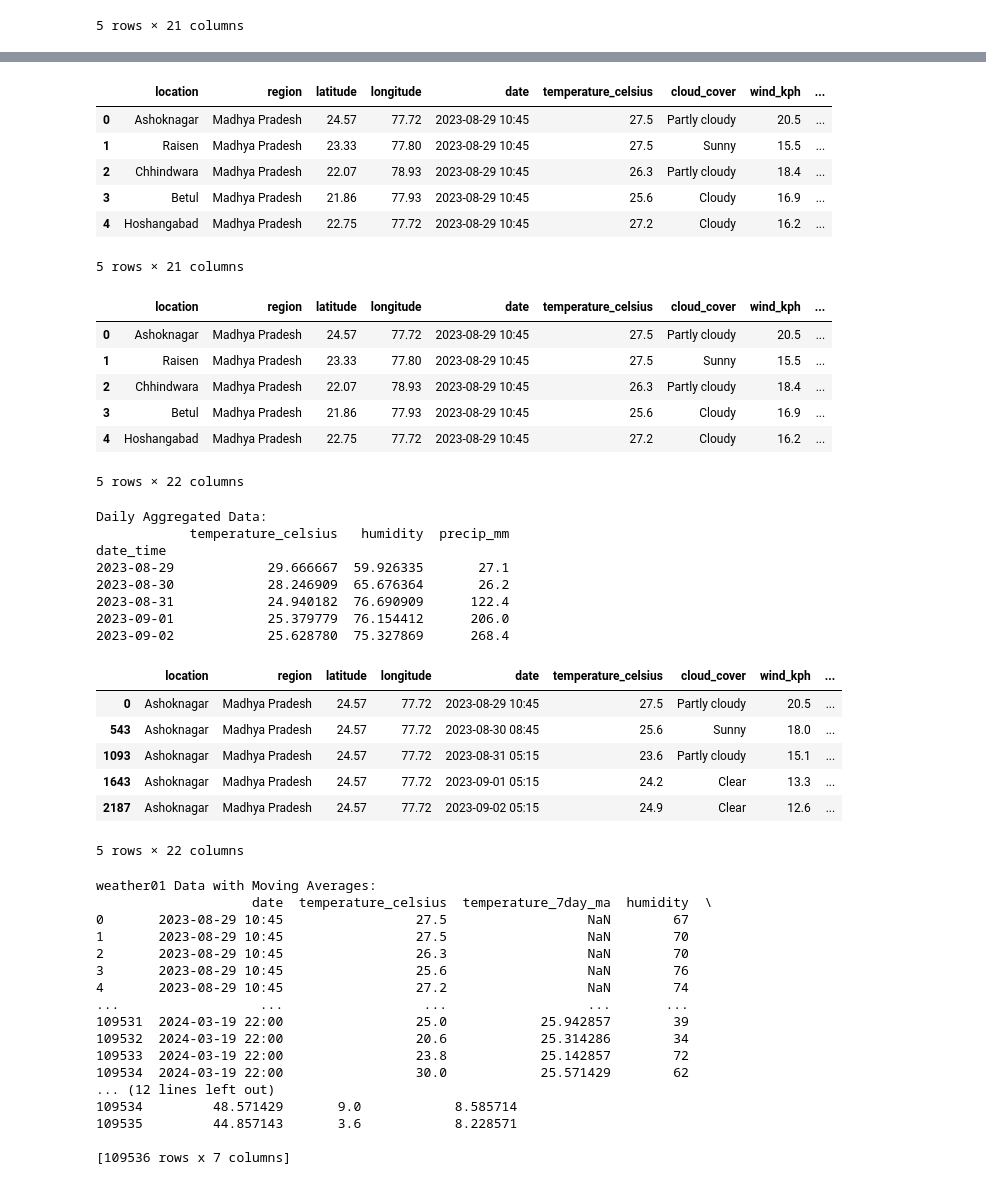
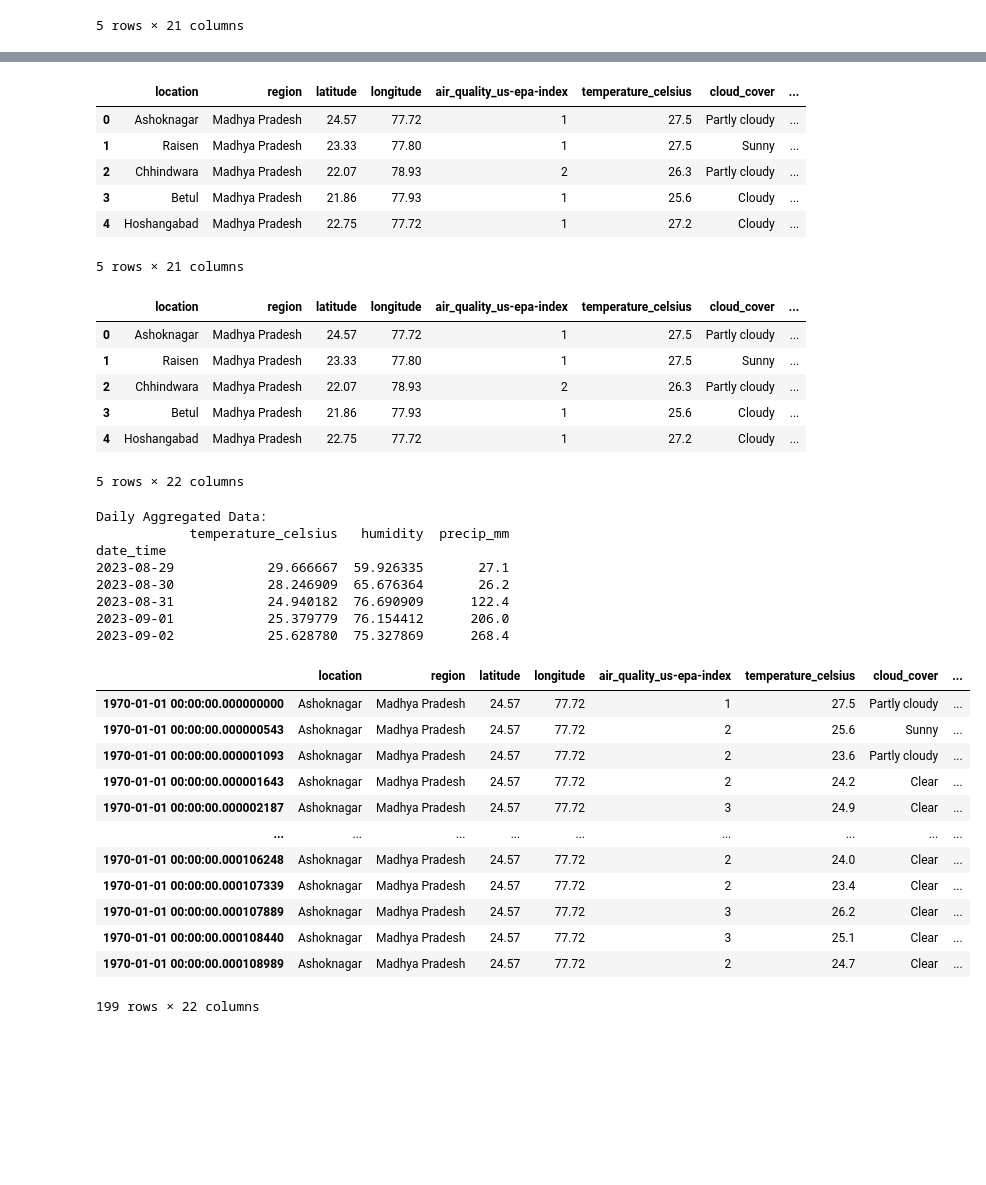
Before and after one commit to raunak01-raj/Weather-prediction, a Jupyter notebook: WP_(Linear Regression).ipynb, the cells around one changed output, grey strips where cells are left out. Saved outputs shown, nothing was run; the diff lists cells and outputs as text; code cells hidden in the pictures; blank space fills up the shorter version.

```diff
--- a/WP_(Linear Regression).ipynb
+++ b/WP_(Linear Regression).ipynb
@@ -23,3 +24,6 @@ weather01.head()
 | 3 | Betul | Madhya Pradesh | 21.86 | 77.93 | 2023-08-29 10:45 | 25.6 | Cloudy | ... |
 | 4 | Hoshangabad | Madhya Pradesh | 22.75 | 77.72 | 2023-08-29 10:45 | 27.2 | Cloudy | ... |
 5 rows × 21 columns
+# %%
+titles = list(weather01.columns)
+titles
@@ -25,0 +69,3 @@ weather01.head()
+# %%
+weather01 = weather01[titles]
+weather01
@@ -49,24 +109,24 @@ Name: 0, dtype: object
 weather01 = weather01.rename(columns={'location_name':'location','last_updated':'date','condition_text':'cloud_cover'})
 weather01.head()
 # %% [output]
-|  | location | region | latitude | longitude | date | temperature_celsius | cloud_cover | wind_kph | ... |
-| 0 | Ashoknagar | Madhya Pradesh | 24.57 | 77.72 | 2023-08-29 10:45 | 27.5 | Partly cloudy | 20.5 | ... |
-| 1 | Raisen | Madhya Pradesh | 23.33 | 77.80 | 2023-08-29 10:45 | 27.5 | Sunny | 15.5 | ... |
-| 2 | Chhindwara | Madhya Pradesh | 22.07 | 78.93 | 2023-08-29 10:45 | 26.3 | Partly cloudy | 18.4 | ... |
-| 3 | Betul | Madhya Pradesh | 21.86 | 77.93 | 2023-08-29 10:45 | 25.6 | Cloudy | 16.9 | ... |
-| 4 | Hoshangabad | Madhya Pradesh | 22.75 | 77.72 | 2023-08-29 10:45 | 27.2 | Cloudy | 16.2 | ... |
+|  | location | region | latitude | longitude | air_quality_us-epa-index | temperature_celsius | cloud_cover | ... |
+| 0 | Ashoknagar | Madhya Pradesh | 24.57 | 77.72 | 1 | 27.5 | Partly cloudy | ... |
+| 1 | Raisen | Madhya Pradesh | 23.33 | 77.80 | 1 | 27.5 | Sunny | ... |
+| 2 | Chhindwara | Madhya Pradesh | 22.07 | 78.93 | 2 | 26.3 | Partly cloudy | ... |
+| 3 | Betul | Madhya Pradesh | 21.86 | 77.93 | 1 | 25.6 | Cloudy | ... |
+| 4 | Hoshangabad | Madhya Pradesh | 22.75 | 77.72 | 1 | 27.2 | Cloudy | ... |
 5 rows × 21 columns
 # %%
 # Converting 'date' column to datetime format
 weather01['date_time'] = pd.to_datetime(weather01['date'], format='%Y-%m-%d %H:%M')
 weather01.head()
 # %% [output]
-|  | location | region | latitude | longitude | date | temperature_celsius | cloud_cover | wind_kph | ... |
-| 0 | Ashoknagar | Madhya Pradesh | 24.57 | 77.72 | 2023-08-29 10:45 | 27.5 | Partly cloudy | 20.5 | ... |
-| 1 | Raisen | Madhya Pradesh | 23.33 | 77.80 | 2023-08-29 10:45 | 27.5 | Sunny | 15.5 | ... |
-| 2 | Chhindwara | Madhya Pradesh | 22.07 | 78.93 | 2023-08-29 10:45 | 26.3 | Partly cloudy | 18.4 | ... |
-| 3 | Betul | Madhya Pradesh | 21.86 | 77.93 | 2023-08-29 10:45 | 25.6 | Cloudy | 16.9 | ... |
-| 4 | Hoshangabad | Madhya Pradesh | 22.75 | 77.72 | 2023-08-29 10:45 | 27.2 | Cloudy | 16.2 | ... |
+|  | location | region | latitude | longitude | air_quality_us-epa-index | temperature_celsius | cloud_cover | ... |
+| 0 | Ashoknagar | Madhya Pradesh | 24.57 | 77.72 | 1 | 27.5 | Partly cloudy | ... |
+| 1 | Raisen | Madhya Pradesh | 23.33 | 77.80 | 1 | 27.5 | Sunny | ... |
+| 2 | Chhindwara | Madhya Pradesh | 22.07 | 78.93 | 2 | 26.3 | Partly cloudy | ... |
+| 3 | Betul | Madhya Pradesh | 21.86 | 77.93 | 1 | 25.6 | Cloudy | ... |
+| 4 | Hoshangabad | Madhya Pradesh | 22.75 | 77.72 | 1 | 27.2 | Cloudy | ... |
 5 rows × 22 columns
 # %%
 #Now we will calculate Temporal aggregation which we will use further
@@ -91,41 +151,20 @@ date_time
 # %%
 #Grouping differet locations for further actions
 grouped_data = weather01.groupby(['location'])
 #you can repeat this function with different locations
 Ashoknagar = grouped_data.get_group('Ashoknagar')
-Ashoknagar.head()
+Ashoknagar
 # %% [output]
-|  | location | region | latitude | longitude | date | temperature_celsius | cloud_cover | wind_kph | ... |
-| 0 | Ashoknagar | Madhya Pradesh | 24.57 | 77.72 | 2023-08-29 10:45 | 27.5 | Partly cloudy | 20.5 | ... |
-| 543 | Ashoknagar | Madhya Pradesh | 24.57 | 77.72 | 2023-08-30 08:45 | 25.6 | Sunny | 18.0 | ... |
-| 1093 | Ashoknagar | Madhya Pradesh | 24.57 | 77.72 | 2023-08-31 05:15 | 23.6 | Partly cloudy | 15.1 | ... |
-| 1643 | Ashoknagar | Madhya Pradesh | 24.57 | 77.72 | 2023-09-01 05:15 | 24.2 | Clear | 13.3 | ... |
-| 2187 | Ashoknagar | Madhya Pradesh | 24.57 | 77.72 | 2023-09-02 05:15 | 24.9 | Clear | 12.6 | ... |
+|  | location | region | latitude | longitude | air_quality_us-epa-index | temperature_celsius | cloud_cover | ... |
+| 1970-01-01 00:00:00.000000000 | Ashoknagar | Madhya Pradesh | 24.57 | 77.72 | 1 | 27.5 | Partly cloudy | ... |
+| 1970-01-01 00:00:00.000000543 | Ashoknagar | Madhya Pradesh | 24.57 | 77.72 | 2 | 25.6 | Sunny | ... |
+| 1970-01-01 00:00:00.000001093 | Ashoknagar | Madhya Pradesh | 24.57 | 77.72 | 2 | 23.6 | Partly cloudy | ... |
+| 1970-01-01 00:00:00.000001643 | Ashoknagar | Madhya Pradesh | 24.57 | 77.72 | 2 | 24.2 | Clear | ... |
+| 1970-01-01 00:00:00.000002187 | Ashoknagar | Madhya Pradesh | 24.57 | 77.72 | 3 | 24.9 | Clear | ... |
+| ... | ... | ... | ... | ... | ... | ... | ... | ... |
+| 1970-01-01 00:00:00.000106248 | Ashoknagar | Madhya Pradesh | 24.57 | 77.72 | 2 | 24.0 | Clear | ... |
+| 1970-01-01 00:00:00.000107339 | Ashoknagar | Madhya Pradesh | 24.57 | 77.72 | 2 | 23.4 | Clear | ... |
+| 1970-01-01 00:00:00.000107889 | Ashoknagar | Madhya Pradesh | 24.57 | 77.72 | 3 | 26.2 | Clear | ... |
+| 1970-01-01 00:00:00.000108440 | Ashoknagar | Madhya Pradesh | 24.57 | 77.72 | 3 | 25.1 | Clear | ... |
+| 1970-01-01 00:00:00.000108989 | Ashoknagar | Madhya Pradesh | 24.57 | 77.72 | 2 | 24.7 | Clear | ... |
-5 rows × 22 columns
+199 rows × 22 columns
-# %%
-# Now we will perform 'Moving Averages' for short term fluctuation in the dataset
-# Calculate 7-day moving average of temperature
-weather01['temperature_7day_ma'] = weather01['temperature_celsius'].rolling(window=7).mean()
-weather01['humidity_7day_ma'] = weather01['humidity'].rolling(window=7).mean()
-weather01['wind_speed_7day_ma'] = weather01['wind_kph'].rolling(window=7).mean()
-print("weather01 Data with Moving Averages:")
-print(weather01[['date', 'temperature_celsius', 'temperature_7day_ma','humidity','humidity_7day_ma','wind_kph','wind_speed_7day_ma']])
-#Remember these are new columns in our dataset
-# %% [output]
-weather01 Data with Moving Averages:
-                    date  temperature_celsius  temperature_7day_ma  humidity  \
-0       2023-08-29 10:45                 27.5                  NaN        67
-1       2023-08-29 10:45                 27.5                  NaN        70
-2       2023-08-29 10:45                 26.3                  NaN        70
-3       2023-08-29 10:45                 25.6                  NaN        76
-4       2023-08-29 10:45                 27.2                  NaN        74
-...                  ...                  ...                  ...       ...
-109531  2024-03-19 22:00                 25.0            25.942857        39
-109532  2024-03-19 22:00                 20.6            25.314286        34
-109533  2024-03-19 22:00                 23.8            25.142857        72
-109534  2024-03-19 22:00                 30.0            25.571429        62
-... (12 lines left out)
-109534         48.571429       9.0            8.585714
-109535         44.857143       3.6            8.228571
-
-[109536 rows x 7 columns]
```
Also changed, not shown: parts of 22 cells of this notebook.
